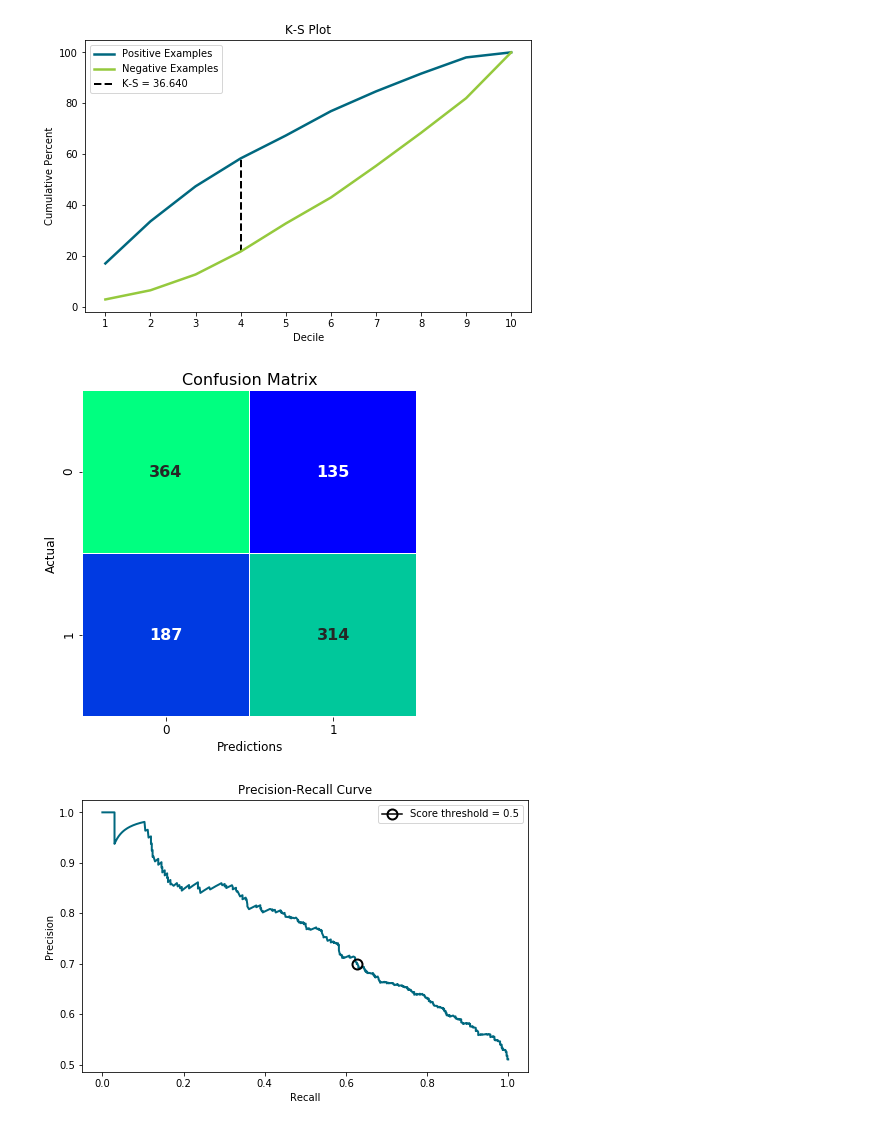
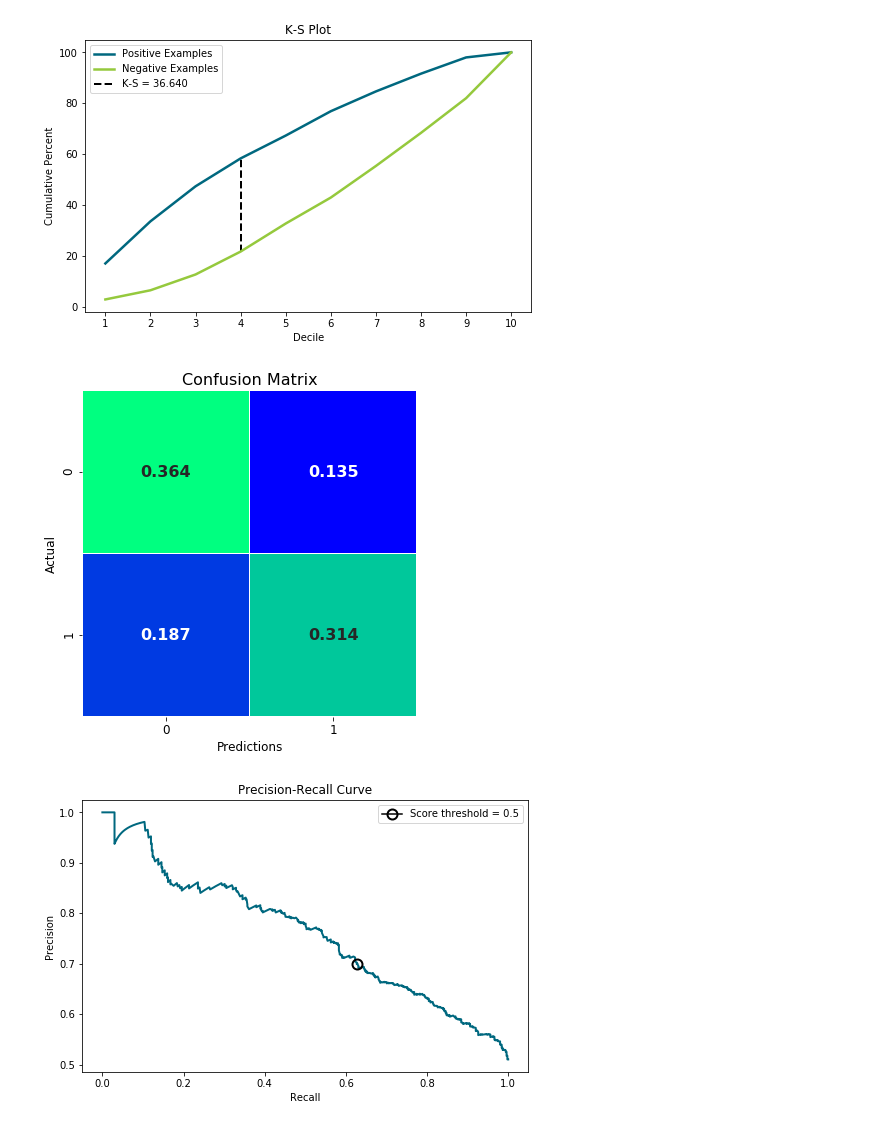
Before and after one commit to bmathias12/model-analysis, a Jupyter notebook: client_tests.ipynb, the cells around one changed output. Saved outputs shown, nothing was run; the diff lists cells and outputs as text; code cells hidden in the pictures.

Commit message:
normalize option for confusion matrix

```diff
--- a/client_tests.ipynb
+++ b/client_tests.ipynb
@@ -31,9 +31,9 @@ analyzer.plot_ks(q=10)
 # %% [output]
 [figure]
 # %%
-analyzer.plot_confusion_matrix()
+analyzer.plot_confusion_matrix(normalize=True)
 # %% [output]
-[figure, old version]
+[figure, new version]
 # %%
 analyzer.plot_precision_recall(mark_threshold=0.5)
 # %% [output]
```
Also changed, not shown: 2 other files.
